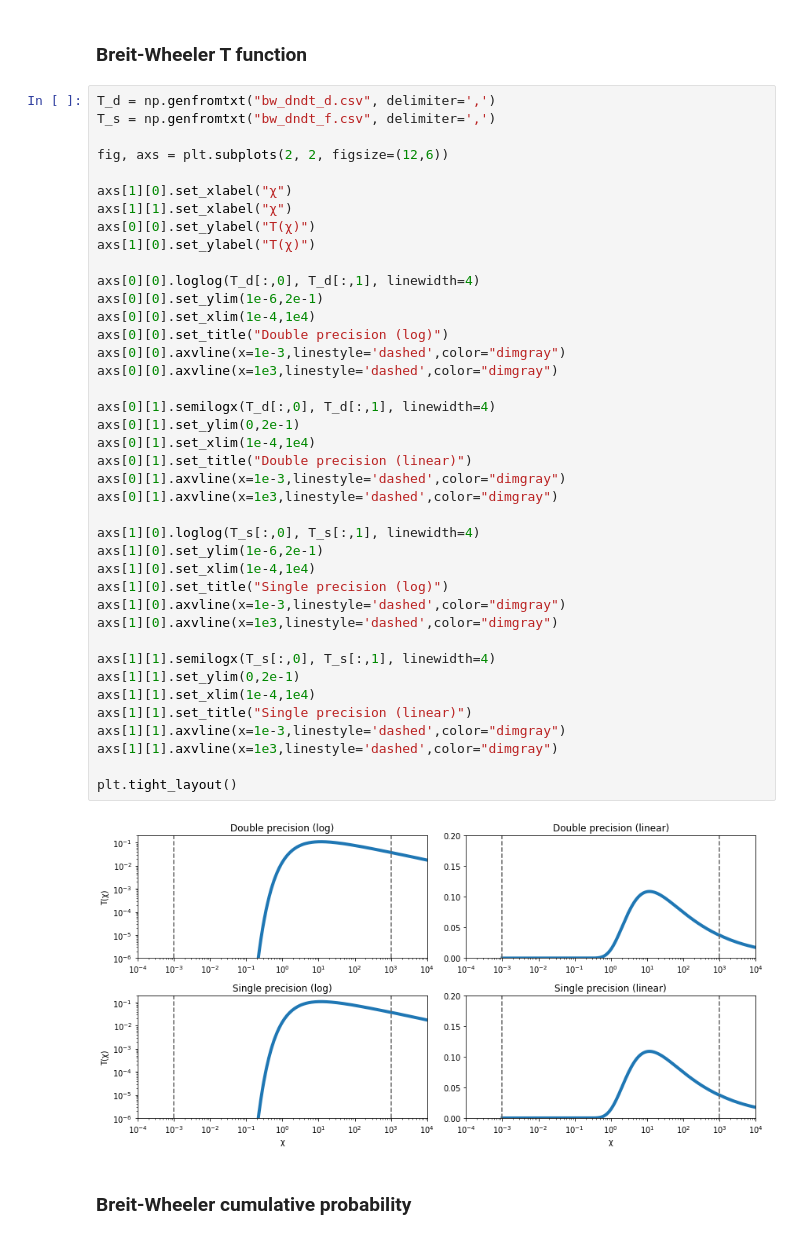
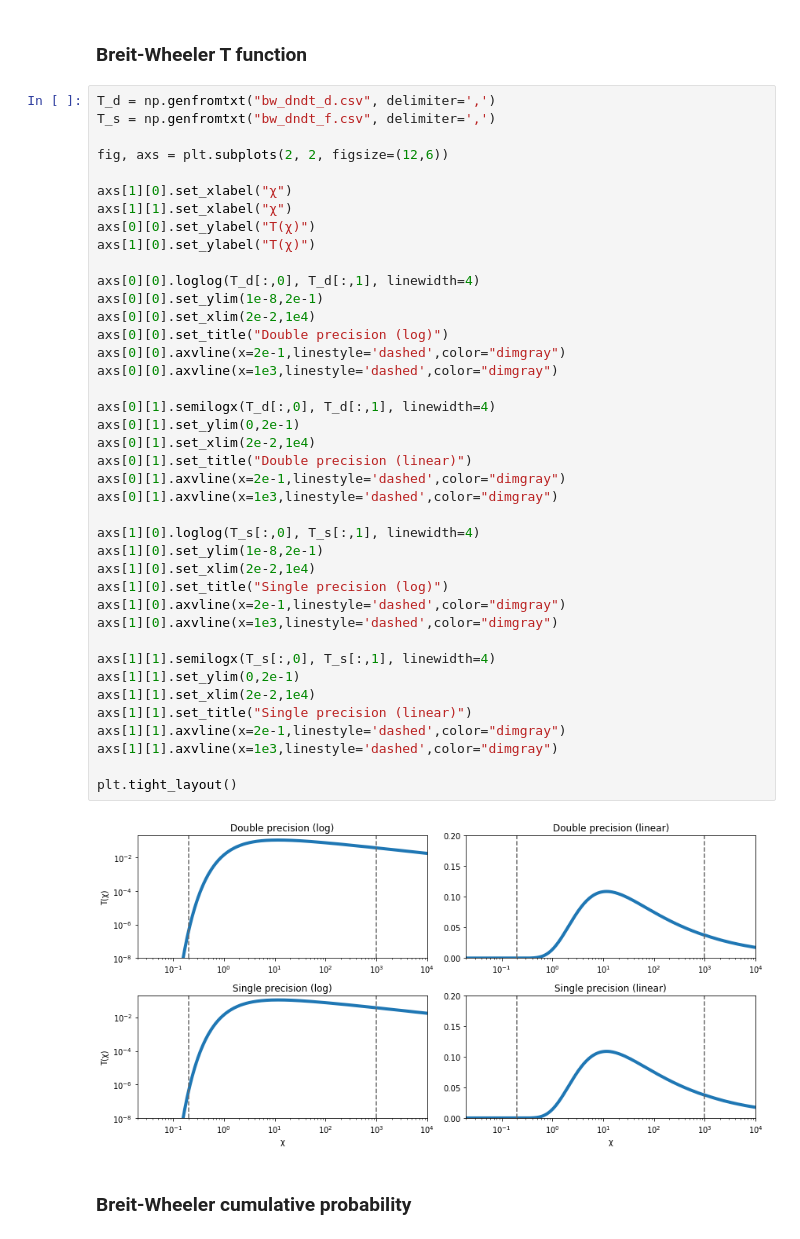
Before and after one commit to ECP-WarpX/picsar, a Jupyter notebook: src/multi_physics/QED_table_generator/table_inspector.ipynb, the cells around one changed output. Drawn from its saved outputs; the diff is of its cells as text.

```diff
--- a/src/multi_physics/QED_table_generator/table_inspector.ipynb
+++ b/src/multi_physics/QED_table_generator/table_inspector.ipynb
@@ -8,44 +8,44 @@ from matplotlib.colors import LogNorm
 T_d = np.genfromtxt("bw_dndt_d.csv", delimiter=',')
 T_s = np.genfromtxt("bw_dndt_f.csv", delimiter=',')
 
 fig, axs = plt.subplots(2, 2, figsize=(12,6))
 
 axs[1][0].set_xlabel("χ")
 axs[1][1].set_xlabel("χ")
 axs[0][0].set_ylabel("T(χ)")
 axs[1][0].set_ylabel("T(χ)")
 
 axs[0][0].loglog(T_d[:,0], T_d[:,1], linewidth=4)
-axs[0][0].set_ylim(1e-6,2e-1)
-axs[0][0].set_xlim(1e-4,1e4)
+axs[0][0].set_ylim(1e-8,2e-1)
+axs[0][0].set_xlim(2e-2,1e4)
 axs[0][0].set_title("Double precision (log)")
-axs[0][0].axvline(x=1e-3,linestyle='dashed',color="dimgray")
+axs[0][0].axvline(x=2e-1,linestyle='dashed',color="dimgray")
 axs[0][0].axvline(x=1e3,linestyle='dashed',color="dimgray")
 
 axs[0][1].semilogx(T_d[:,0], T_d[:,1], linewidth=4)
 axs[0][1].set_ylim(0,2e-1)
-axs[0][1].set_xlim(1e-4,1e4)
+axs[0][1].set_xlim(2e-2,1e4)
 axs[0][1].set_title("Double precision (linear)")
-axs[0][1].axvline(x=1e-3,linestyle='dashed',color="dimgray")
+axs[0][1].axvline(x=2e-1,linestyle='dashed',color="dimgray")
 axs[0][1].axvline(x=1e3,linestyle='dashed',color="dimgray")
 
 axs[1][0].loglog(T_s[:,0], T_s[:,1], linewidth=4)
-axs[1][0].set_ylim(1e-6,2e-1)
-axs[1][0].set_xlim(1e-4,1e4)
+axs[1][0].set_ylim(1e-8,2e-1)
+axs[1][0].set_xlim(2e-2,1e4)
 axs[1][0].set_title("Single precision (log)")
-axs[1][0].axvline(x=1e-3,linestyle='dashed',color="dimgray")
+axs[1][0].axvline(x=2e-1,linestyle='dashed',color="dimgray")
 axs[1][0].axvline(x=1e3,linestyle='dashed',color="dimgray")
 
 axs[1][1].semilogx(T_s[:,0], T_s[:,1], linewidth=4)
 axs[1][1].set_ylim(0,2e-1)
-axs[1][1].set_xlim(1e-4,1e4)
+axs[1][1].set_xlim(2e-2,1e4)
 axs[1][1].set_title("Single precision (linear)")
-axs[1][1].axvline(x=1e-3,linestyle='dashed',color="dimgray")
+axs[1][1].axvline(x=2e-1,linestyle='dashed',color="dimgray")
 axs[1][1].axvline(x=1e3,linestyle='dashed',color="dimgray")
 
 plt.tight_layout()
 # %% [output]
-[figure, old version]
+[figure, new version]
 # %% [markdown]
 ### Breit-Wheeler cumulative probability
 # %% [markdown]
```
Also changed, not shown: 6 other files.
